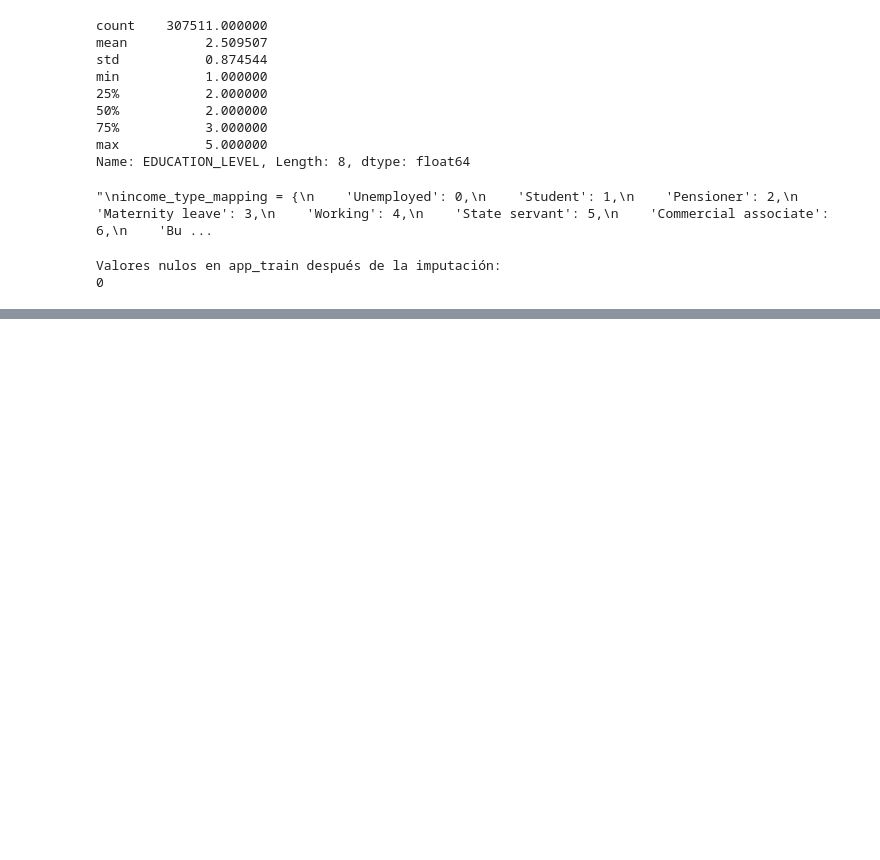
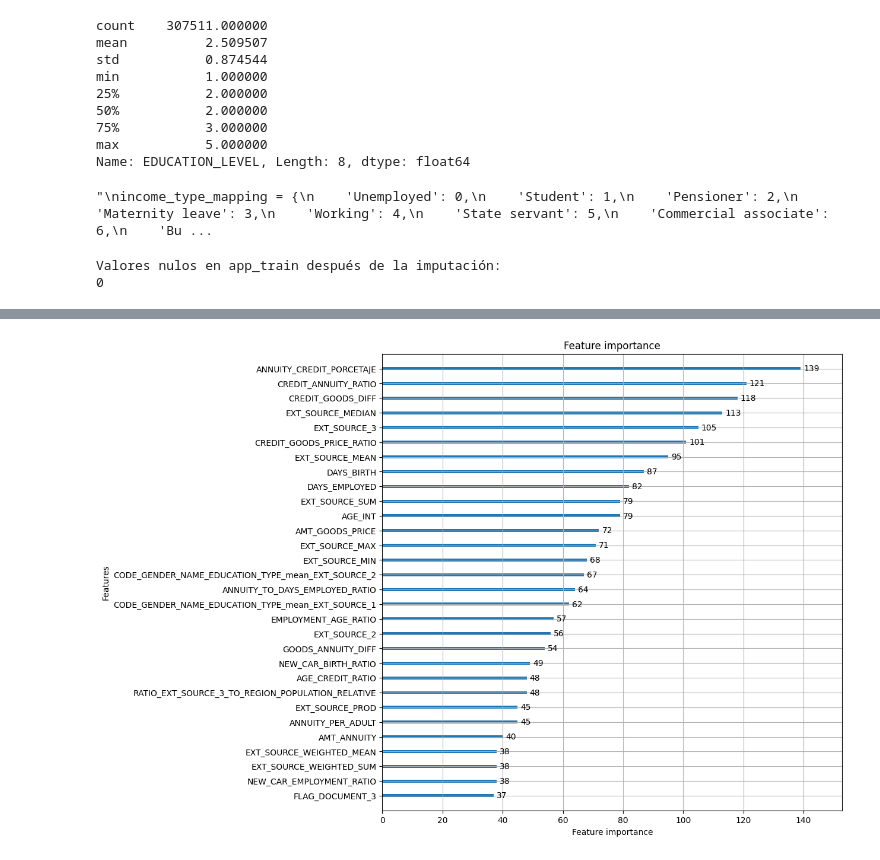
Before and after one commit to Yerrincar/TFG-Home-Credit-Default-Risk, a Jupyter notebook: JUPYTER_NOTEBOOKS/HOME_CREDIT_ML.ipynb, the cells around one changed output, grey strips where cells are left out. Cells and saved outputs as stored; diff of their text form; code cells hidden in the pictures; blank space fills up the shorter version.

```diff
--- a/JUPYTER_NOTEBOOKS/HOME_CREDIT_ML.ipynb
+++ b/JUPYTER_NOTEBOOKS/HOME_CREDIT_ML.ipynb
@@ -255,6 +306,8 @@ Name: EDUCATION_LEVEL, Length: 8, dtype: float64
 # y las categóricas con la moda.
 # Como sabemos que DAYS_EMPLOYEED tiene un valor erroneo, vamos a reemplazarlo por NaN
 app_train['DAYS_EMPLOYED'].replace({365243: np.nan}, inplace = True)
+app_train['DAYS_LAST_PHONE_CHANGE'].replace({0: np.nan}, inplace = True)
+app_train['NAME_FAMILY_STATUS'].replace('Unknown', np.nan, inplace=True)
 # Reemplazar valores infinitos por NaN
 app_train.replace([np.inf, -np.inf], np.nan, inplace=True)
 # Algunas variables categóricas tienen valores como XNA, vamos a reemplazarlos por NaN
@@ -395,3 +423,43 @@ X_test.columns = X_test.columns.str.replace('[^A-Za-z0-9_]+', '', regex=True)
+# %%
+# 1) split en train/test
+X = app_train_nonan_le_oh_norm.drop(columns=['TARGET'])
+y = app_train_nonan_le_oh_norm['TARGET']
+X_train, X_test, y_train, y_test = train_test_split(
+    X,
+    y,
+    test_size=0.2,
+    random_state=42,
+    stratify=y
+)
+X_train.columns = X_train.columns.str.replace('[^A-Za-z0-9_]+', '', regex=True)
+X_test.columns = X_test.columns.str.replace('[^A-Za-z0-9_]+', '', regex=True)
+
+# 2) Ajustar el knn en el train (solamente con X_train)
+knn = NearestNeighbors(n_neighbors=500, metric='euclidean')
+knn.fit(X_train[['EXT_SOURCE_1', 'EXT_SOURCE_2', 'EXT_SOURCE_3', 'CREDIT_ANNUITY_RATIO']])
+
+# 3) Vecinos para train
+distances_train, indices_train = knn.kneighbors(X_train[['EXT_SOURCE_1', 'EXT_SOURCE_2', 'EXT_SOURCE_3', 'CREDIT_ANNUITY_RATIO']])
+train_neighbors_mean_target = []
+y_train_array = y_train.values
+
+for row_idx, nn_indices in enumerate(indices_train):
+    mean_target = y_train_array[nn_indices].mean()
+    train_neighbors_mean_target.append(mean_target)
+
+# Añadimos la nueva columna al X_train
+X_train['NEIGHBORS_MEAN_TARGET'] = train_neighbors_mean_target
+
+# 4) Vecinos para test
+distances_test, indices_test = knn.kneighbors(X_test[['EXT_SOURCE_1', 'EXT_SOURCE_2', 'EXT_SOURCE_3', 'CREDIT_ANNUITY_RATIO']])
+test_neighbors_mean_target = []
+
+for row_idx, nn_indices in enumerate(indices_test):
+    # se usa y_train, no y_test
+    mean_target = y_train_array[nn_indices].mean()
+    test_neighbors_mean_target.append(mean_target)
+
+X_test['NEIGHBORS_MEAN_TARGET'] = test_neighbors_mean_target
 # %% [markdown]
 ### Resultados de los modelos conforme he ido haciendo cambios
 Arreglar markdown que en git aparece con formato erróneo.
@@ -686,7 +900,9 @@ Key 'auc-mean' not found in eval_hist. Available keys are:  dict_keys(['valid au
 # %%
 #Vamos a ver la importancia de las variables en el modelo para sacar ideas de cara al feature engineering
-lgb.plot_importance(model_optimizado, max_num_features=30)
+lgb.plot_importance(model_train, max_num_features=30, figsize=(10, 10), importance_type='split')
 plt.show()
+# %% [output]
+[figure, added]
 # %%
 #Optimización de hiperparámetros con XGBoost
 space_xgb = {
```
Also changed, not shown: parts of 16 cells of this notebook, 1 other file.
